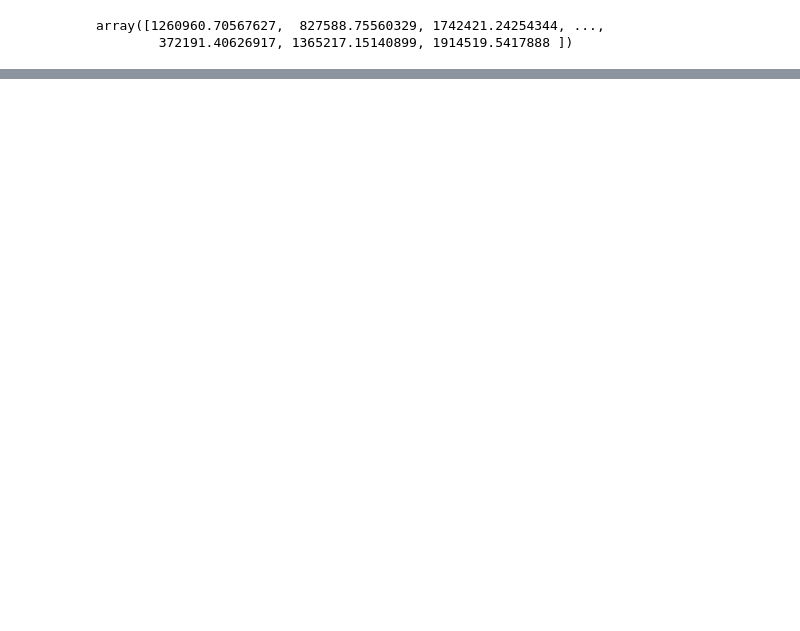
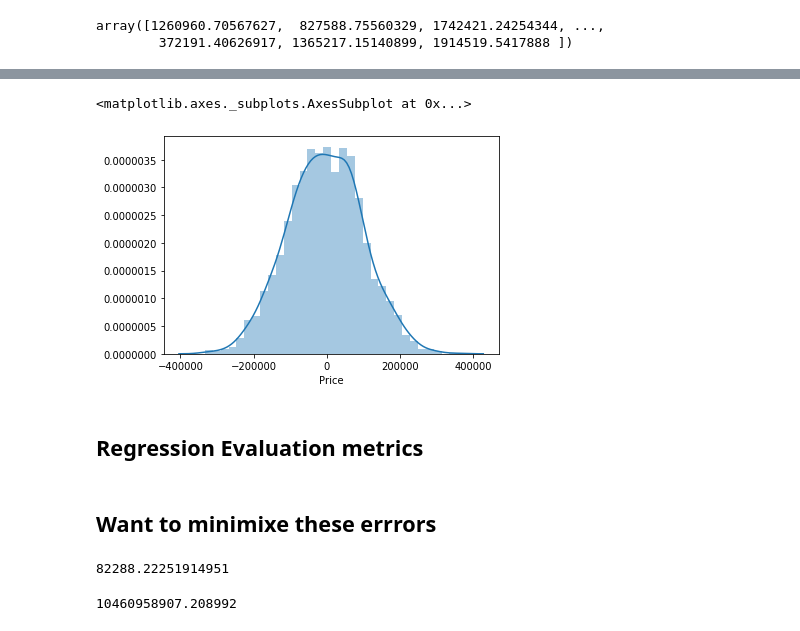
Before and after one commit to Berkat0789/Data_Analysis, a Jupyter notebook: review/Python for Data science and ML Bootcamp/Review/Machine Learning/SciKit Learn -> Linear regression .ipynb, the cells around one changed output, grey strips where cells are left out. Saved outputs shown, nothing was run; the diff lists cells and outputs as text; code cells hidden in the pictures; blank space fills up the shorter version.

```diff
--- a/review/Python for Data science and ML Bootcamp/Review/Machine Learning/SciKit Learn -> Linear regression .ipynb
+++ b/review/Python for Data science and ML Bootcamp/Review/Machine Learning/SciKit Learn -> Linear regression .ipynb
@@ -193,0 +160,9 @@ ValueError: Shape of passed values is (5, 6), indices imply (3000, 6)
+# %%
+sns.distplot((y_test- predictions))
+# %% [output]
+<matplotlib.axes._subplots.AxesSubplot at 0x...>
+[figure, added]
+# %% [markdown]
+## Regression Evaluation metrics
+# %% [markdown]
+## Want to minimixe these errrors
@@ -193,0 +171,8 @@ ValueError: Shape of passed values is (5, 6), indices imply (3000, 6)
+# %%
+metrics.mean_absolute_error(y_test, predictions)
+# %% [output]
+82288.22251914951
+# %%
+metrics.mean_squared_error(y_test, predictions)
+# %% [output]
+10460958907.208992
```
Also changed, not shown: parts of 60 cells of this notebook, 4 other files.
